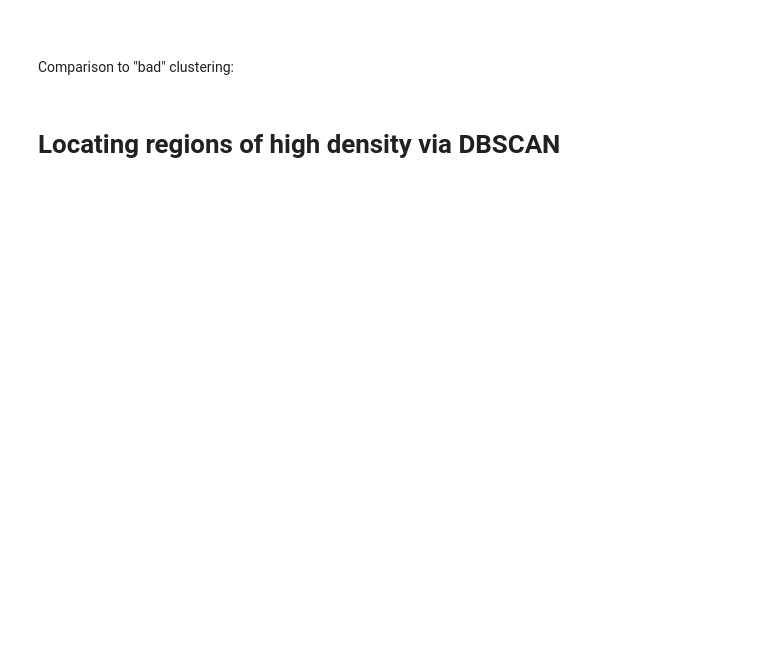
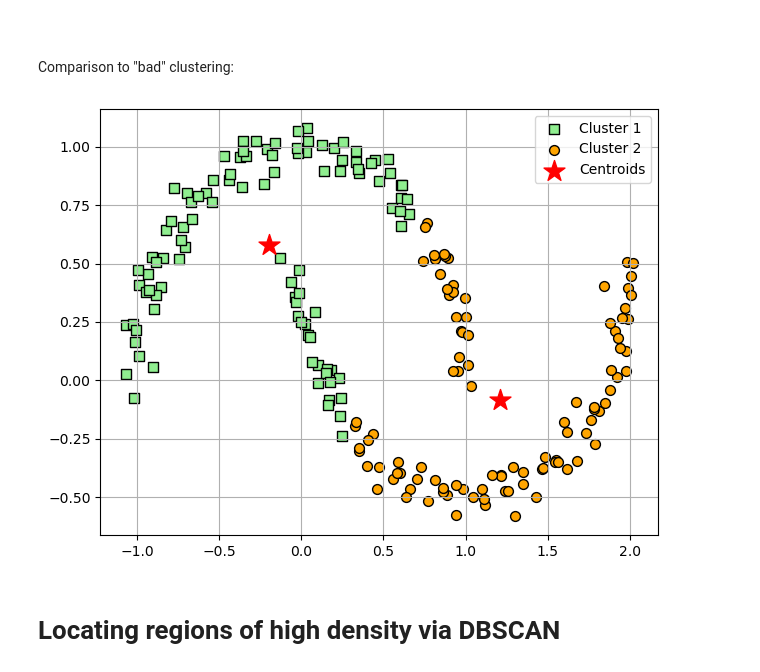
Before and after one commit to kyunggwan/PNU_AI, a Jupyter notebook: Chapter09 SearchAlgorithm/Linear Regression/AIP_Clustering_skeleton.ipynb, the cells around one changed output. Drawn from its saved outputs; the diff is of its cells as text; code cells hidden in the pictures; blank space fills up the shorter version.

```diff
--- a/Chapter09 SearchAlgorithm/Linear Regression/AIP_Clustering_skeleton.ipynb
+++ b/Chapter09 SearchAlgorithm/Linear Regression/AIP_Clustering_skeleton.ipynb
@@ -63,32 +67,34 @@ plt.show()
 Comparison to "bad" clustering:
 # %%
 # TODO: KMeans의 class를 2개로 설정해서 잘못된 clustering을 그려보세요.
-km =
+km = KMeans(n_clusters=2, init='random', n_init=10, max_iter=300, tol=1e-04, random_state=0)
 
 y_km = km.fit_predict(X)
 
 plt.scatter(X[y_km == 0, 0],
             X[y_km == 0, 1],
             s=50,
             c='lightgreen',
             edgecolor='black',
             marker='s',
             label='Cluster 1')
 plt.scatter(X[y_km == 1, 0],
             X[y_km == 1, 1],
             s=50,
             c='orange',
             edgecolor='black',
             marker='o',
             label='Cluster 2')
 
 plt.scatter(km.cluster_centers_[:, 0], km.cluster_centers_[:, 1],
             s=250, marker='*', c='red', label='Centroids')
 plt.legend()
 plt.grid()
 plt.tight_layout()
 # plt.savefig('images/11_05.png', dpi=300)
 plt.show()
+# %% [output]
+[figure, added]
 # %% [markdown]
 # Locating regions of high density via DBSCAN
 # %%
```
Also changed, not shown: parts of 12 cells of this notebook, 26 other files.
